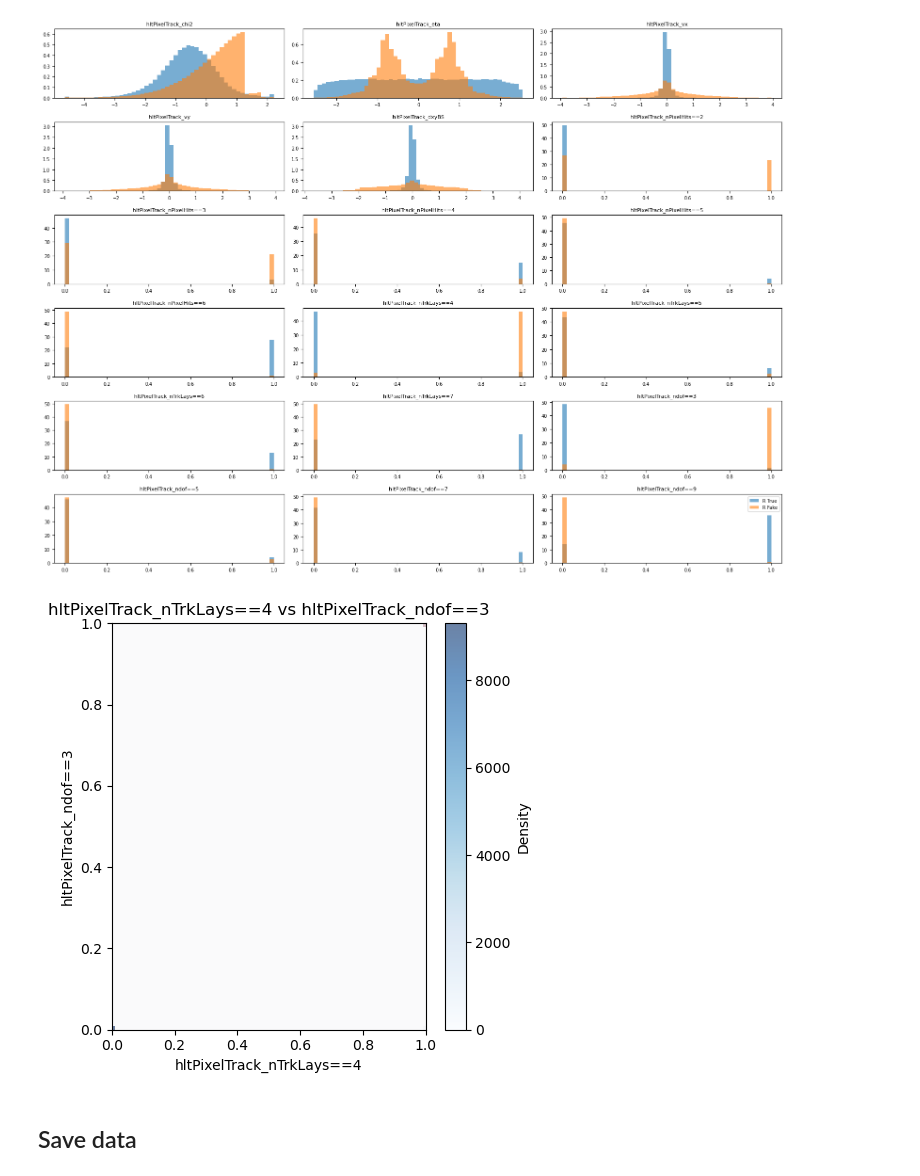
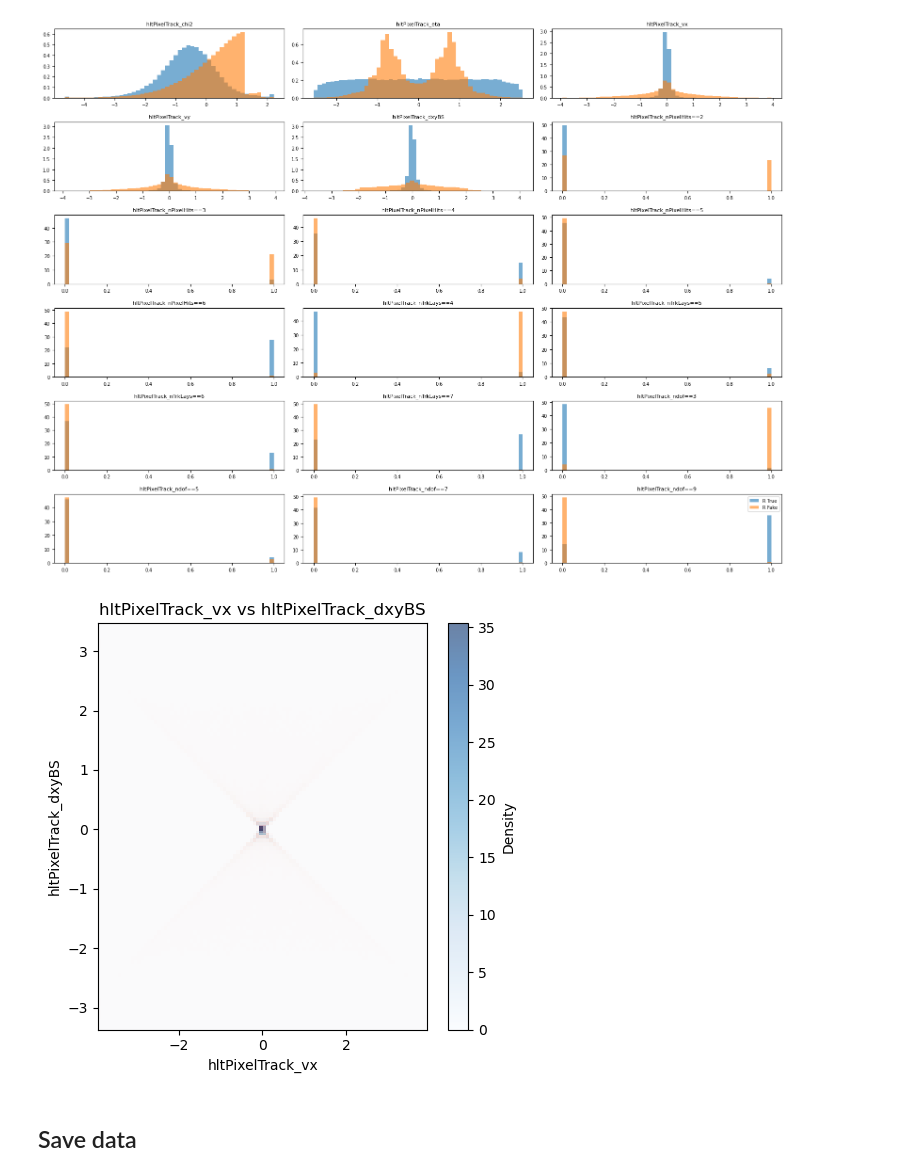
Before and after one commit to EmanueleCoradin/TrackSelectorDNN, a Jupyter notebook: PrepareOneHot.ipynb, the cells around one changed output. Cells and saved outputs as stored; diff of their text form; code cells hidden in the pictures.

```diff
--- a/PrepareOneHot.ipynb
+++ b/PrepareOneHot.ipynb
@@ -413,12 +413,12 @@ def plot_feature_2d(
 # %%
 plot_feature_2d(
     X_pre,
     pre_names,
-    10, 14,
+    2, 4,
     y=recoPixelTrackLabels
 )
 # %% [output]
-[figure, old version]
+[figure, new version]
 # %% [markdown]
 ## Save data
 # %%
```
Also changed, not shown: parts of 1 cell of this notebook, 7 other files.
